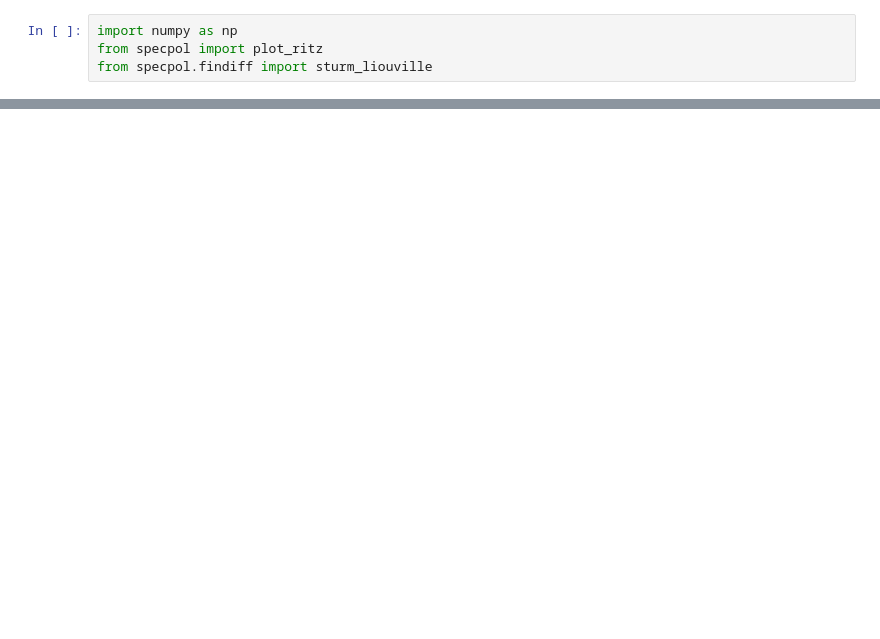
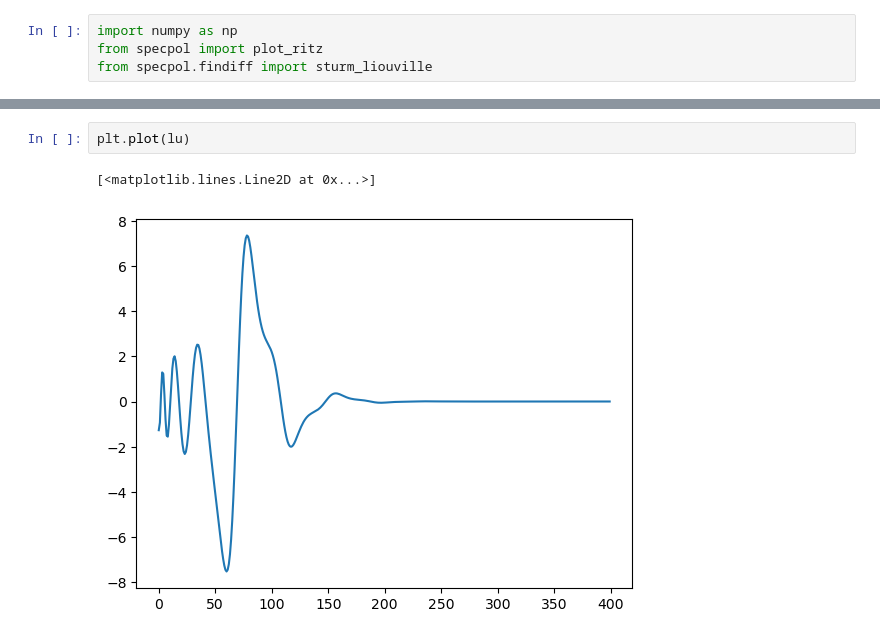
Before and after one commit to alexhroom/thesis, a Jupyter notebook: 30 Code/finite_difference.ipynb, the cells around one changed output, grey strips where cells are left out. Cells and saved outputs as stored; diff of their text form; blank space fills up the shorter version.

```diff
--- a/30 Code/finite_difference.ipynb
+++ b/30 Code/finite_difference.ipynb
@@ -90,0 +130,5 @@ Mismatched elements: 1198 / 160000 (0.749%)
+# %%
+plt.plot(lu)
+# %% [output]
+[<matplotlib.lines.Line2D at 0x...>]
+[figure, added]
```
Also changed, not shown: parts of 14 cells of this notebook, 20 other files.
